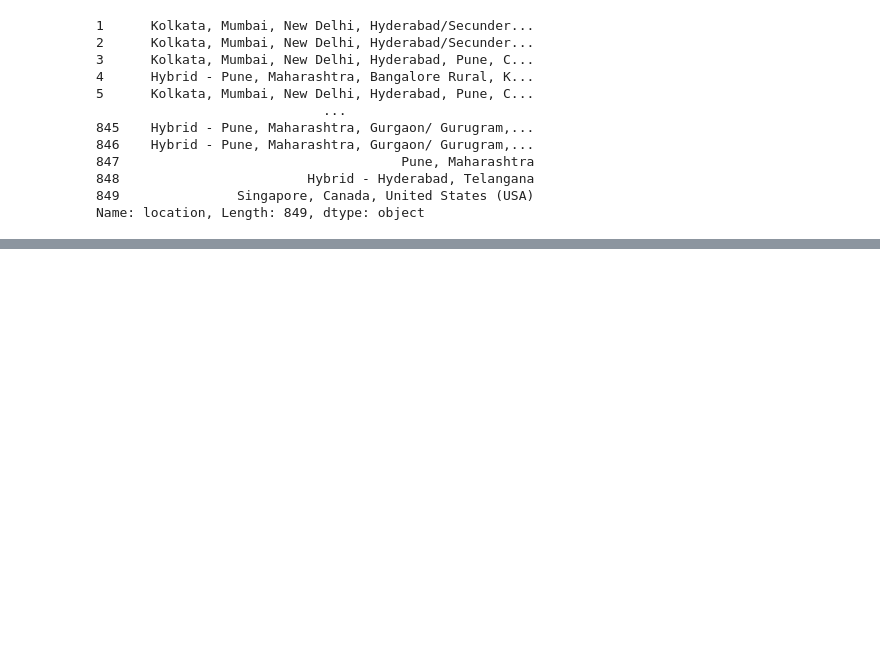
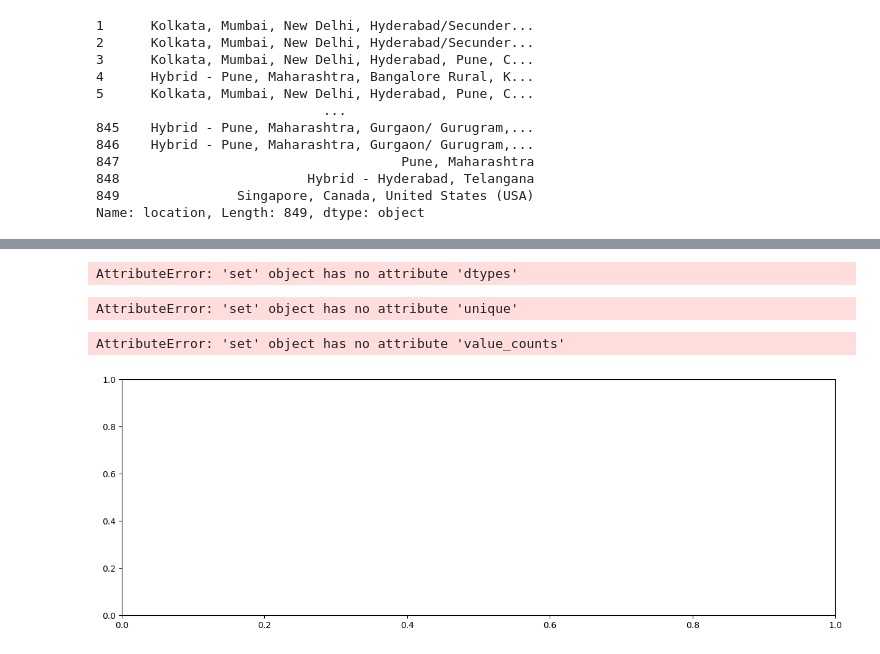
Before and after one commit to harshlohani/Job_Market_Analysis, a Jupyter notebook: Job_analysis_EDA.ipynb, the cells around one changed output, grey strips where cells are left out. Drawn from its saved outputs; the diff is of its cells as text; code cells hidden in the pictures; blank space fills up the shorter version.

Commit message:
minor changes to code for data cleaning

```diff
--- a/Job_analysis_EDA.ipynb
+++ b/Job_analysis_EDA.ipynb
@@ -289,0 +245,9 @@ unique_substrings
+# %%
+data3=data2.copy()
+data3['location']=data2['location'].str.replace(r'[-\s/]', '')
+data3['location']=data2['location'].str.replace("''", "")
+data3['location']=data3['location'].str.replace('-', '')
+data3['location']=data3['location'].str.replace('(USA)', '')
+data3['location']=data3['location'].str.replace('(Kondapur)', '')
+data3['location']=data3['location'].str.replace('(All Areas)', '')
+data3['location'] = data3['location'].str.replace(r'\(.*?\)', '', regex=True)
@@ -289,0 +271,18 @@ unique_substrings
+# %%
+unique_substrings
+unique_substrings.dtypes
+# %% [output]
+AttributeError: 'set' object has no attribute 'dtypes'
+# %%
+unique_values = unique_substrings.unique()
+
+# Print the unique values
+print("Unique values in Column1:", unique_values)
+# %% [output]
+AttributeError: 'set' object has no attribute 'unique'
+# %%
+f,ax=plt.subplots(figsize=(15,5))
+unique_substrings.value_counts().head(15).plot(kind = 'bar')
+# %% [output]
+AttributeError: 'set' object has no attribute 'value_counts'
+[figure, added]
```
Also changed, not shown: parts of 24 cells of this notebook.
